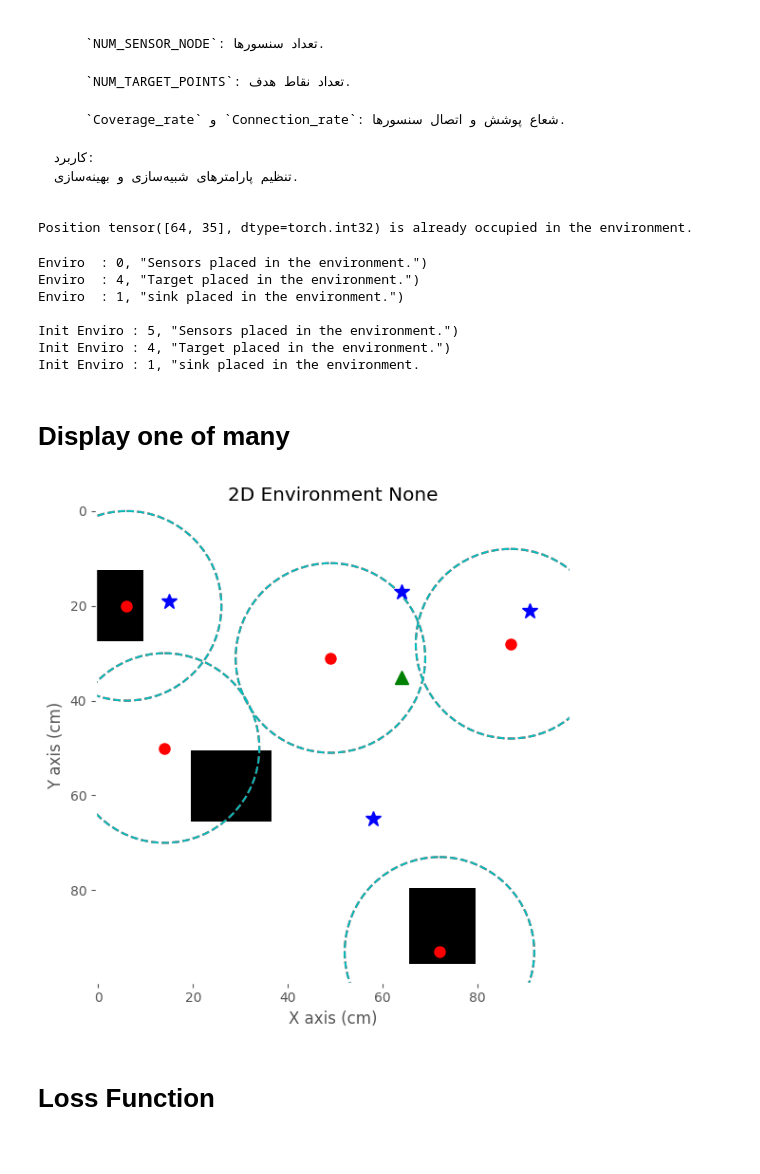
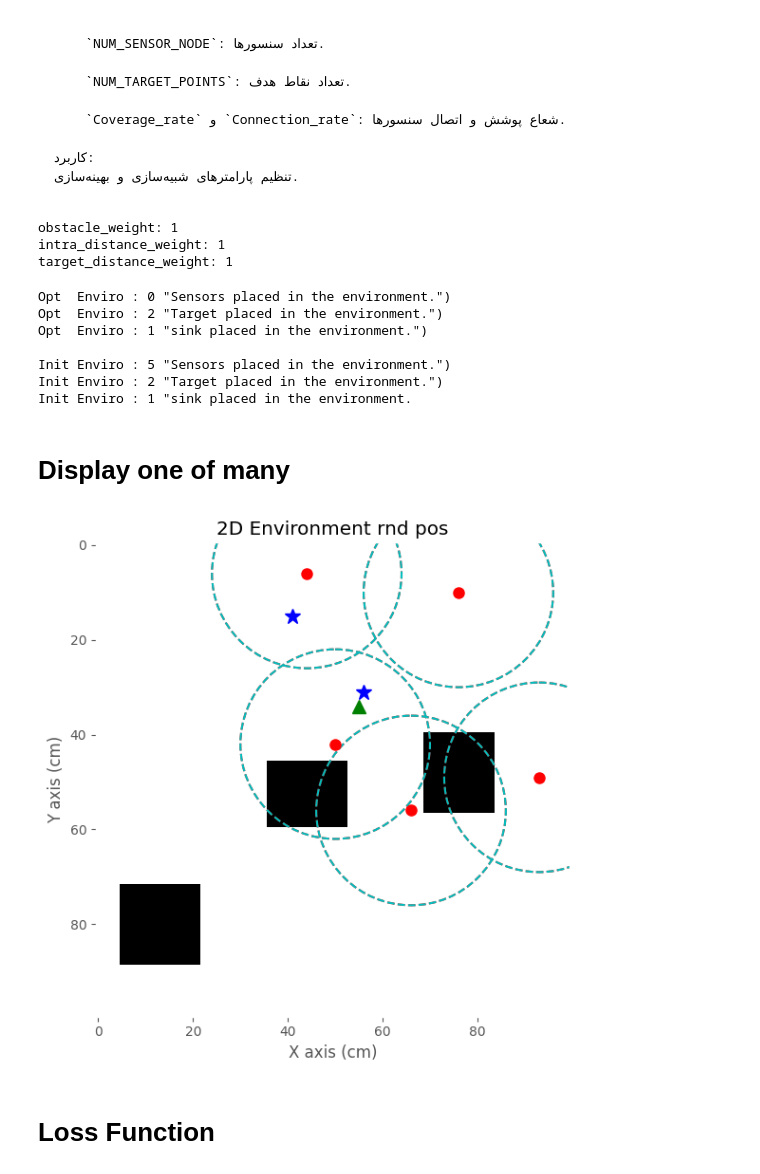
Before and after one commit to amirhu37/DCPMK, a Jupyter notebook: DCPMK.ipynb, the cells around one changed output. Saved outputs shown, nothing was run; the diff lists cells and outputs as text; code cells hidden in the pictures.

```diff
--- a/DCPMK.ipynb
+++ b/DCPMK.ipynb
@@ -392,15 +387,15 @@ NUM_BLOCKS : int = 3
 BLOCK_SIZE_RANGE : tuple[int, int ] = (10,20)
 
 # ----------------
-pop_size :int = 100
+pop_size : int = 100
 Dimension :int = 2
-Learning_rate : float = .1
+Learning_rate : float = .05
 # ----------------
 # Number of sensor nodes and target points
 # X : تعداد گره‌های حسگر
 Num_Sensor_Node : int = 5
 # T : تعداد نقاط هدف
-Num_target_points : int = 5
+Num_target_points : int = 2
 # ----------------
 # Covearge and Connection parameters
 Coverage_rate = Rs = 20
@@ -408,26 +403,27 @@ Connection_rate = Rc  = 20
 
 # ----------------
 # Simulation parameters
-n_simu : int = 30
-chance_in_net_favor : float = 0.3
-n_epoch : int = 2
+n_simu : int = 10
+chance_in_net_favor : float = .2
+n_epoch : int = 1
 
 
-# obstacle_weight = 2
-# intra_distance_weight = 1
-# target_distance_weight = 1
+obstacle_weight = 1
+intra_weight = 1
+target_weight = 1
 
 # intra_distance_weight , target_distance_weight, obstacle_weight = torch.randn(3)
 
-# ----------------
-# Localisation parameter
-L = 1.5
 
-# print(f"""
-# obstacle_weight: {obstacle_weight}
-# intra_distance_weight: {intra_distance_weight}
-# target_distance_weight: {target_distance_weight}
-# """)
+print(f"""
+obstacle_weight: {obstacle_weight}
+intra_distance_weight: {intra_weight}
+target_distance_weight: {target_weight}
+""")
+# %% [output]
+obstacle_weight: 1
+intra_distance_weight: 1
+target_distance_weight: 1
 # %%
 # torch.ones(size= (Num_Sensor_Node,)) * 10 #
 # Cov = cov_radius = torch.ones(size= (Num_Sensor_Node,)) * Coverage_rate # torch.randint(low=5, high=10, size=(Num_Sensor_Node,))
@@ -435,12 +431,13 @@ L = 1.5
 
 
 Environmet = generate_structured_environment(size_cm = ENV_SIZE,
-                                            num_blocks = NUM_BLOCKS ,
-                                            block_size_range= BLOCK_SIZE_RANGE,
-                                            seed=SEED)
+											num_blocks = NUM_BLOCKS ,
+											block_size_range= BLOCK_SIZE_RANGE,
+										)
 
 Sensor_Nodes  = nodes_pose_generate(num_pop = pop_size, num_node = Num_Sensor_Node)
-target_points = nodes_pose_generate(num_pop = pop_size, num_node = Num_target_points)
+target_points = nodes_pose_generate(num_pop = 1, num_node = Num_target_points)
+# sink_points = nodes_pose_generate(num_pop = 1, num_node = Num_target_points)
 
 Denorm_X = denormalize_positions(Sensor_Nodes[0], ENV_SIZE)
 denorm_target_points = denormalize_positions(target_points[0], ENV_SIZE)
@@ -454,37 +451,34 @@ Environmet = positioning_nodes(Environmet, denorm_target_points, defines_as= 3)
 Environmet = positioning_nodes(Environmet, denorm_sink, defines_as=4) if denorm_sink is not None else Environmet
 # Sensor Node
 Init_Environmet = positioning_nodes(Environmet, Denorm_X, defines_as=2)
-# %% [output]
-Position tensor([64, 35], dtype=torch.int32) is already occupied in the environment.
 # %%
 print(f"""
-Enviro  : {torch.count_nonzero(Environmet == 2)}, "Sensors placed in the environment.")
-Enviro  : {torch.count_nonzero(Environmet == 3)}, "Target placed in the environment.")
-Enviro  : {torch.count_nonzero(Environmet == 4)}, "sink placed in the environment.")
+Opt  Enviro : {torch.count_nonzero(Environmet == 2)} "Sensors placed in the environment.")
+Opt  Enviro : {torch.count_nonzero(Environmet == 3)} "Target placed in the environment.")
+Opt  Enviro : {torch.count_nonzero(Environmet == 4)} "sink placed in the environment.")
 
-Init Enviro : {torch.count_nonzero(Init_Environmet == 2)}, "Sensors placed in the environment.")
-Init Enviro : {torch.count_nonzero(Init_Environmet == 3)}, "Target placed in the environment.")
-Init Enviro : {torch.count_nonzero(Init_Environmet == 4)}, "sink placed in the environment.
+Init Enviro : {torch.count_nonzero(Init_Environmet == 2)} "Sensors placed in the environment.")
+Init Enviro : {torch.count_nonzero(Init_Environmet == 3)} "Target placed in the environment.")
+Init Enviro : {torch.count_nonzero(Init_Environmet == 4)} "sink placed in the environment.
 """)
 # %% [output]
-Enviro  : 0, "Sensors placed in the environment.")
-Enviro  : 4, "Target placed in the environment.")
-Enviro  : 1, "sink placed in the environment.")
+Opt  Enviro : 0 "Sensors placed in the environment.")
+Opt  Enviro : 2 "Target placed in the environment.")
+Opt  Enviro : 1 "sink placed in the environment.")
 
-Init Enviro : 5, "Sensors placed in the environment.")
-Init Enviro : 4, "Target placed in the environment.")
-Init Enviro : 1, "sink placed in the environment.
+Init Enviro : 5 "Sensors placed in the environment.")
+Init Enviro : 2 "Target placed in the environment.")
+Init Enviro : 1 "sink placed in the environment.
 # %% [markdown]
 # Display one of many
 # %%
 plot_2d_environment(Init_Environmet,
-                    cov_rate= Coverage_rate,
-                    con_rate= Connection_rate,
-                    #  cov_radius=cov_radius,
-                    #  con_radius=con_radius
+					cov_rate= Coverage_rate,
+					con_rate= Connection_rate,
+					edit= "rnd pos"
 					 )
 # %% [output]
-[figure, old version]
+[figure, new version]
 # %% [markdown]
 # Loss Function
 # %% [markdown]
```
Also changed, not shown: parts of 29 cells of this notebook.
